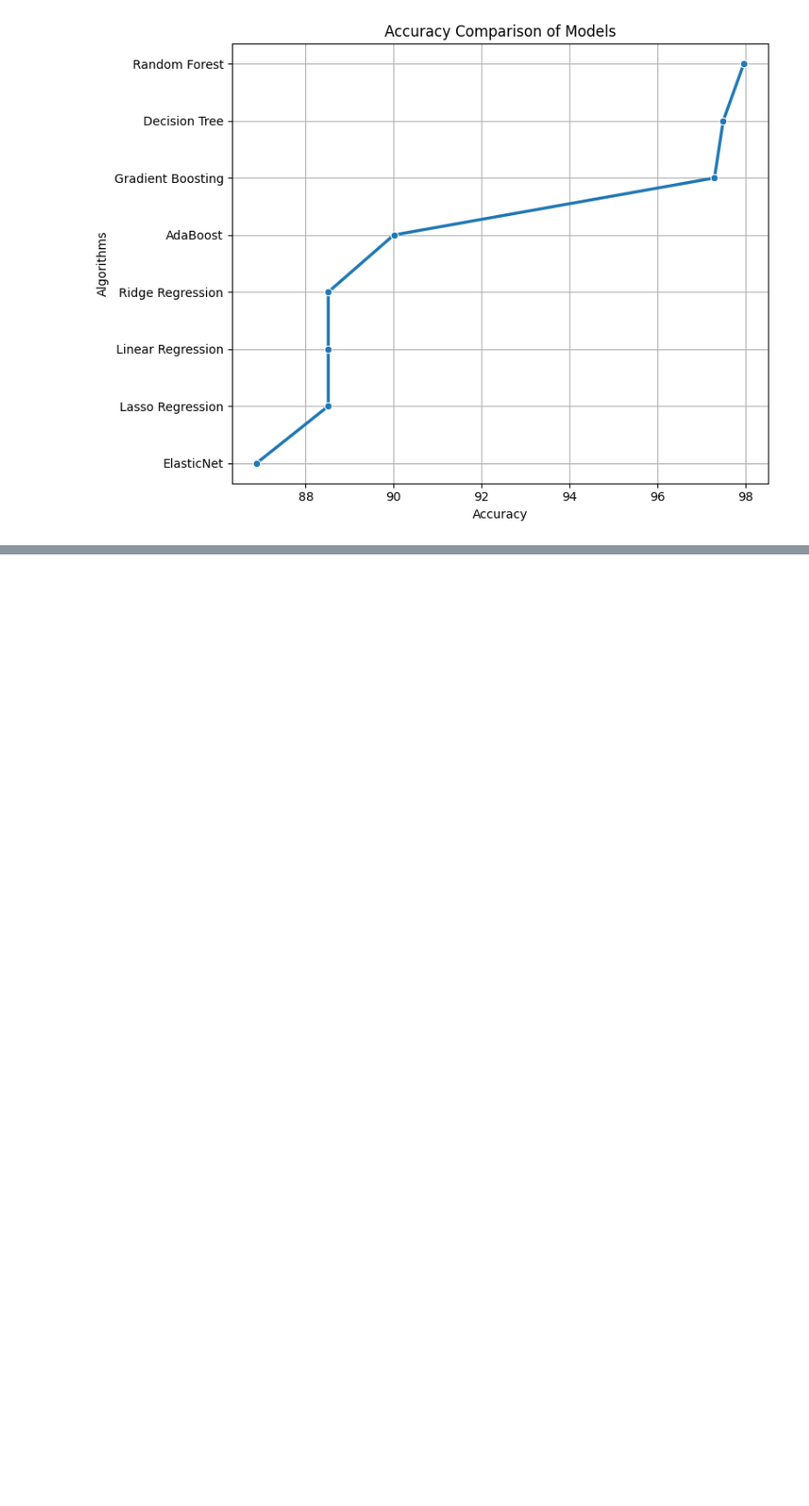
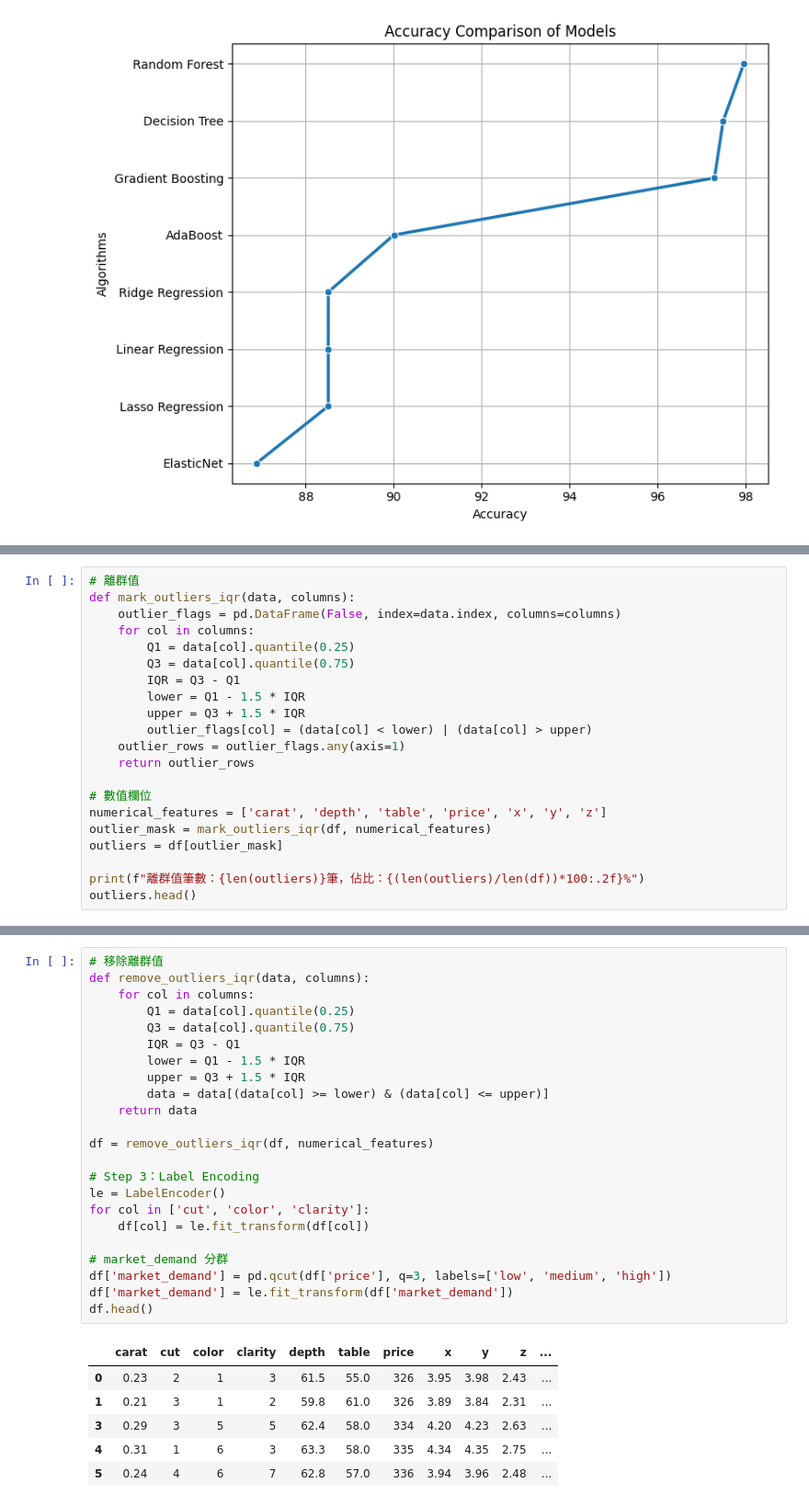
Before and after one commit to u3814520/diamonds, a Jupyter notebook: Diamond_Price_Prediction.ipynb, the cells around one changed output, grey strips where cells are left out. Shown at 92% size. Saved outputs shown, nothing was run; the diff lists cells and outputs as text; blank space fills up the shorter version.

```diff
--- a/Diamond_Price_Prediction.ipynb
+++ b/Diamond_Price_Prediction.ipynb
@@ -178,0 +217,21 @@ plt.show()
+# %%
+# 離群值
+def mark_outliers_iqr(data, columns):
+    outlier_flags = pd.DataFrame(False, index=data.index, columns=columns)
+    for col in columns:
+        Q1 = data[col].quantile(0.25)
+        Q3 = data[col].quantile(0.75)
+        IQR = Q3 - Q1
+        lower = Q1 - 1.5 * IQR
+        upper = Q3 + 1.5 * IQR
+        outlier_flags[col] = (data[col] < lower) | (data[col] > upper)
+    outlier_rows = outlier_flags.any(axis=1)
+    return outlier_rows
+
+# 數值欄位
+numerical_features = ['carat', 'depth', 'table', 'price', 'x', 'y', 'z']
+outlier_mask = mark_outliers_iqr(df, numerical_features)
+outliers = df[outlier_mask]
+
+print(f"離群值筆數：{len(outliers)}筆，佔比：{(len(outliers)/len(df))*100:.2f}%")
+outliers.head()
@@ -178,0 +246,30 @@ plt.show()
+# %%
+# 移除離群值
+def remove_outliers_iqr(data, columns):
+    for col in columns:
+        Q1 = data[col].quantile(0.25)
+        Q3 = data[col].quantile(0.75)
+        IQR = Q3 - Q1
+        lower = Q1 - 1.5 * IQR
+        upper = Q3 + 1.5 * IQR
+        data = data[(data[col] >= lower) & (data[col] <= upper)]
+    return data
+
+df = remove_outliers_iqr(df, numerical_features)
+
+# Step 3：Label Encoding
+le = LabelEncoder()
+for col in ['cut', 'color', 'clarity']:
+    df[col] = le.fit_transform(df[col])
+
+# market_demand 分群
+df['market_demand'] = pd.qcut(df['price'], q=3, labels=['low', 'medium', 'high'])
+df['market_demand'] = le.fit_transform(df['market_demand'])
+df.head()
+# %% [output]
+|  | carat | cut | color | clarity | depth | table | price | x | y | z | ... |
+| 0 | 0.23 | 2 | 1 | 3 | 61.5 | 55.0 | 326 | 3.95 | 3.98 | 2.43 | ... |
+| 1 | 0.21 | 3 | 1 | 2 | 59.8 | 61.0 | 326 | 3.89 | 3.84 | 2.31 | ... |
+| 3 | 0.29 | 3 | 5 | 5 | 62.4 | 58.0 | 334 | 4.20 | 4.23 | 2.63 | ... |
+| 4 | 0.31 | 1 | 6 | 3 | 63.3 | 58.0 | 335 | 4.34 | 4.35 | 2.75 | ... |
+| 5 | 0.24 | 4 | 6 | 7 | 62.8 | 57.0 | 336 | 3.94 | 3.96 | 2.48 | ... |
```
Also changed, not shown: parts of 11 cells of this notebook.
